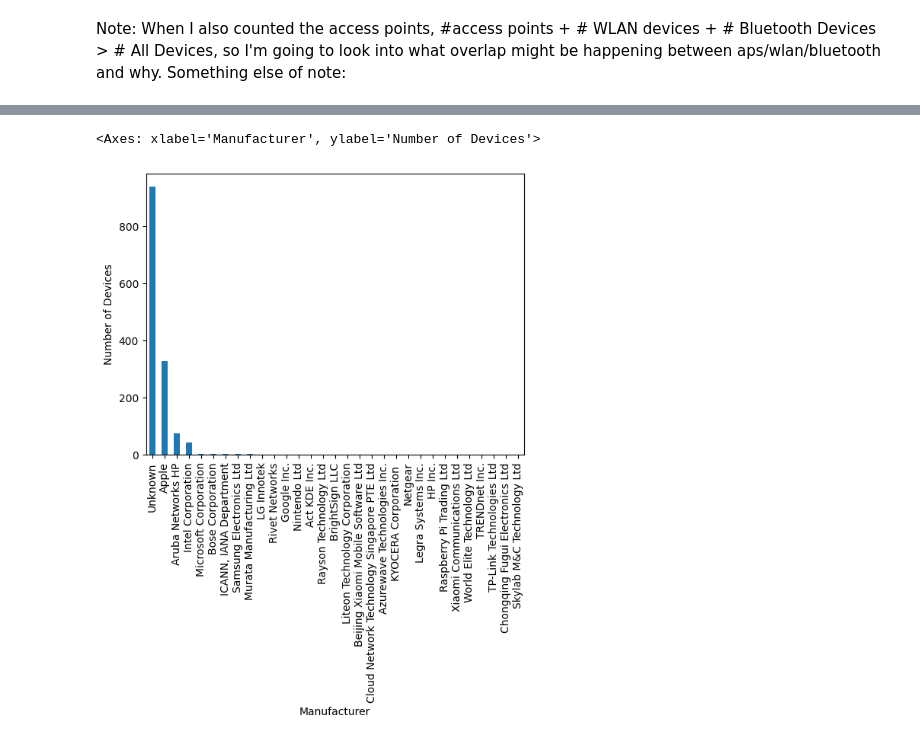
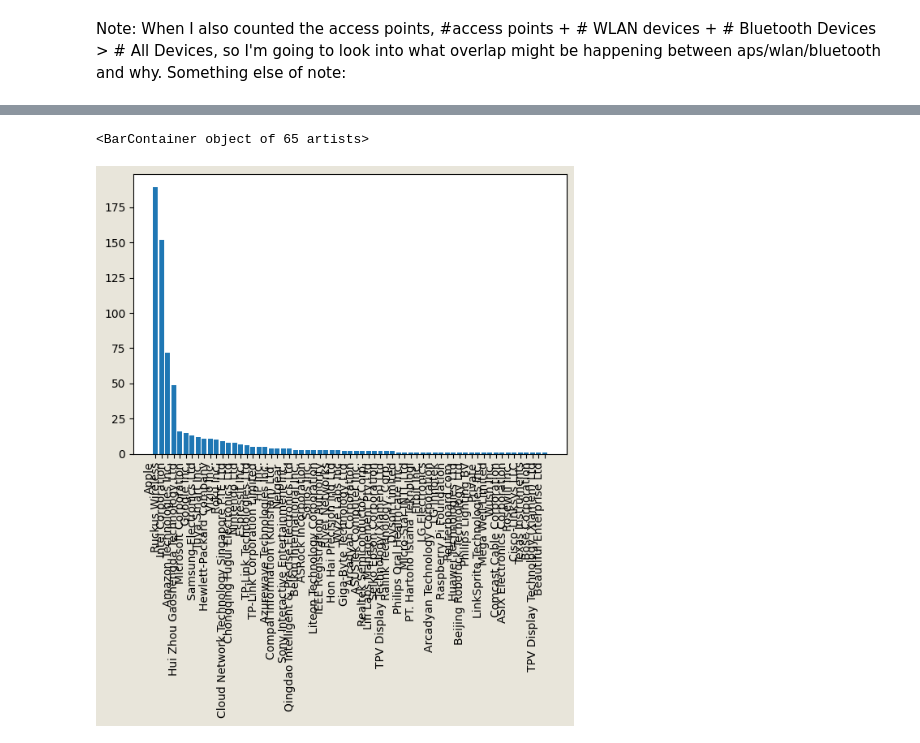
Before and after one commit to anrath/nerve-dashboard, a Jupyter notebook: nicki/summary-stats.ipynb, the cells around one changed output, grey strips where cells are left out. Saved outputs shown, nothing was run; the diff lists cells and outputs as text; code cells hidden in the pictures.

```diff
--- a/nicki/summary-stats.ipynb
+++ b/nicki/summary-stats.ipynb
@@ -166,7 +167,19 @@ wlan_df['network'].value_counts().plot(kind='bar', ylabel="Number of Devices", x
 [figure]
-# %%
-all_df['manuf'].value_counts().plot(kind='bar', ylabel="Number of Devices", xlabel="Manufacturer")
-# %% [output]
-<Axes: xlabel='Manufacturer', ylabel='Number of Devices'>
-[figure, removed]
+# %%
+# all_df['manuf'].value_counts().plot(kind='bar', ylabel="Number of Devices", xlabel="Manufacturer")
+dev_manuf = all_df['manuf'].value_counts().index.tolist()
+dev_manuf_counts = all_df['manuf'].value_counts().tolist()
+if(dev_manuf[0] == "Unknown"):
+    dev_manuf.pop(0)
+    dev_manuf_counts.pop(0)
+x = np.char.array(dev_manuf)
+y = np.array(dev_manuf_counts)
+fig, ax = plt.subplots(figsize = (6,7))
+plt.xticks(rotation=90, ha='right')
+fig.set_tight_layout(True)
+fig.patch.set_facecolor('#E8E5DA')
+plt.bar(x, y, figure=fig)
+# %% [output]
+<BarContainer object of 65 artists>
+[figure, added]
 # %%
```
Also changed, not shown: parts of 5 cells of this notebook, 5 other files.
